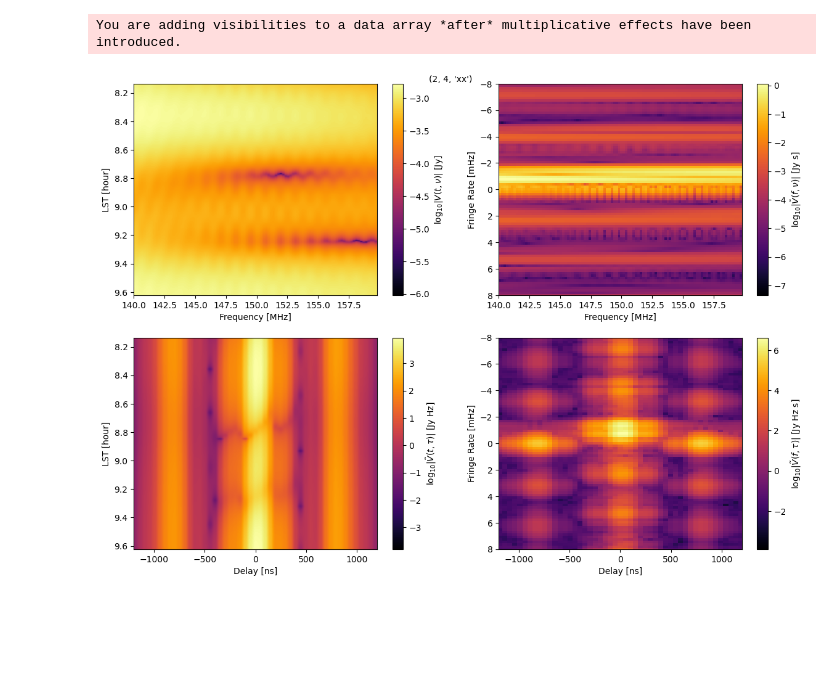
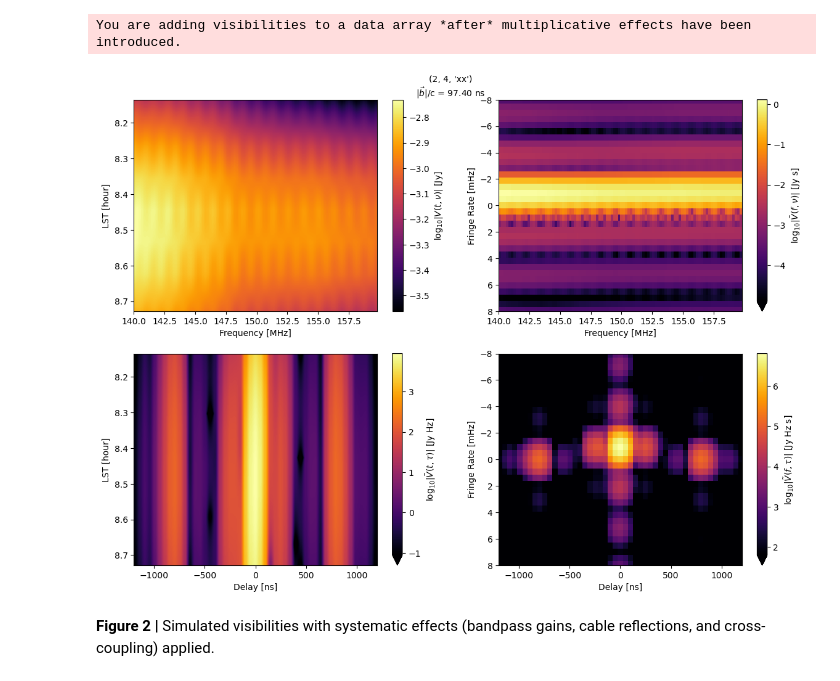
Before and after one commit to HERA-Team/hera_sim, a Jupyter notebook: docs/tutorials/end_to_end_example.ipynb, the cells around one changed output. Saved outputs shown, nothing was run; the diff lists cells and outputs as text; code cells hidden in the pictures; blank space fills up the shorter version.

```diff
--- a/docs/tutorials/end_to_end_example.ipynb
+++ b/docs/tutorials/end_to_end_example.ipynb
@@ -57,0 +119,11 @@ vis_cpu_sim = VisibilitySimulation(data_model=data_model, simulator=VisCPU())
+# %%
+# Re-initialize the ModelData using the chromatic sources.
+# Rather than write the mock catalog to a file and updating
+# the configuration file to point to it, we'll construct the
+# ModelData object by specifying the required objects.
+data_model = ModelData(
+    uvdata=data_model.uvdata,  # Visibility data and metadata
+    sky_model=sky_model,  # Sky model
+    beam_ids=data_model.beam_ids,  # Map of antenna names to beam IDs
+    beams=data_model.beams,  # Collection of beams used in the simulation
+)
@@ -60 +143,10 @@ vis_cpu_sim.simulate();
+# %%
+plot_kwargs = dict(
+    antpairpol=(2,4,'xx'),
+    plot_limits={"fringe-rate": (8, -8), "delay": (-1200,1200)},
+    freq_taper="blackman-harris",
+    time_taper="blackman-harris",
+    dynamic_range={"delay": 5, "fringe-rate": 5},
+    set_title=f"{antpair + ('xx',)}\n" + r"$|\vec{b}|$/c = " + f"{bl_len_ns:.2f} ns",
+)
 # %%
@@ -76,10 +170,15 @@ sim = Simulator(data=vis_cpu_sim.data_model.uvdata.copy())
 hera_sim.defaults.set("h1c")
 # %%
 systematics = {
-#    "thermal_noise": {"Trx": 100, "omega_p": omega_p, "seed": "initial"},
-    "gains": {"seed": "once"},
-    "reflections": {"amp": 1e-2, "dly": 250, "amp_jitter": 5e-2, "dly_jitter": 5, "seed": "once"},
-    "cross_coupling_spectrum": {
+    "gains": {"seed": "once"},  # Bandpass gains
+    "reflections": {  # Cable reflections
+        "amp": 1e-2,
+        "dly": 250,
+        "amp_jitter": 5e-2,
+        "dly_jitter": 5,
+        "seed": "once",
+    },
+    "cross_coupling_spectrum": {  # Cross-coupling
         "dly_range": (800,1000),
         "amp_range": (-2, -4),
         "amp_jitter": 1e-2,
@@ -92,12 +193,12 @@ sim.run_sim(**systematics)
 # %% [output]
 You are adding visibilities to a data array *after* multiplicative effects have been introduced.
 # %%
+# Plot the data!
 fig = uvtools.plot.fourier_transform_waterfalls(
     sim.data,
-    antpairpol=(2,4,'xx'),
-    plot_limits={"fringe-rate": (8, -8), "delay": (-1200,1200)},
-    freq_taper="blackman-harris",
-    time_taper="blackman-harris",
+    **plot_kwargs,
 )
 # %% [output]
-[figure, old version]
+[figure, new version]
+# %% [markdown]
+**Figure 2 |** Simulated visibilities with systematic effects (bandpass gains, cable reflections, and cross-coupling) applied.
```
Also changed, not shown: parts of 28 cells of this notebook, 1 other file.
